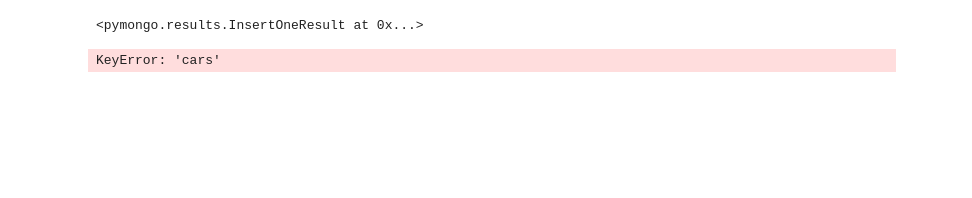
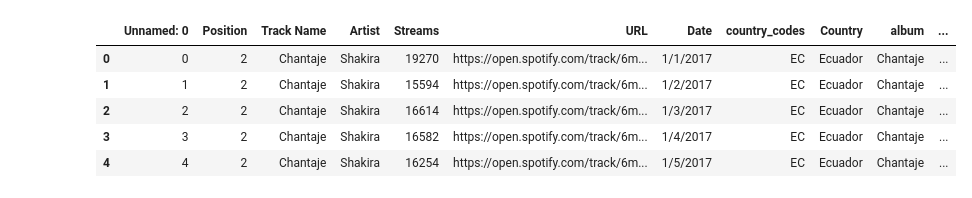
Before and after one commit to kayticodes/ETL-group, a Jupyter notebook: MongoDB.ipynb, the cells around one changed output. Cells and saved outputs as stored; diff of their text form; code cells hidden in the pictures; blank space fills up the shorter version.

```diff
--- a/MongoDB.ipynb
+++ b/MongoDB.ipynb
@@ -18,4 +7,0 @@ row2 = {"name":"dinesh", "address":"test1" , "cars" : [ {"car1" : "bmw"}, {"car2
-# %%
-tab1.insert_one(row2)
-# %% [output]
-<pymongo.results.InsertOneResult at 0x...>
@@ -26,5 +7,0 @@ tabx = tab1.find()
-# %%
-for x in tabx:
-    x
-# %% [output]
-KeyError: 'cars'
@@ -30,0 +11,10 @@ KeyError: 'cars'
+# %%
+music_df = pd.read_csv("music_data_final.csv")
+music_df.head()
+# %% [output]
+|  | Unnamed: 0 | Position | Track Name | Artist | Streams | URL | Date | country_codes | Country | album | ... |
+| 0 | 0 | 2 | Chantaje | Shakira | 19270 | https://open.spotify.com/track/6m... | 1/1/2017 | EC | Ecuador | Chantaje | ... |
+| 1 | 1 | 2 | Chantaje | Shakira | 15594 | https://open.spotify.com/track/6m... | 1/2/2017 | EC | Ecuador | Chantaje | ... |
+| 2 | 2 | 2 | Chantaje | Shakira | 16614 | https://open.spotify.com/track/6m... | 1/3/2017 | EC | Ecuador | Chantaje | ... |
+| 3 | 3 | 2 | Chantaje | Shakira | 16582 | https://open.spotify.com/track/6m... | 1/4/2017 | EC | Ecuador | Chantaje | ... |
+| 4 | 4 | 2 | Chantaje | Shakira | 16254 | https://open.spotify.com/track/6m... | 1/5/2017 | EC | Ecuador | Chantaje | ... |
```
Also changed, not shown: parts of 12 cells of this notebook.
